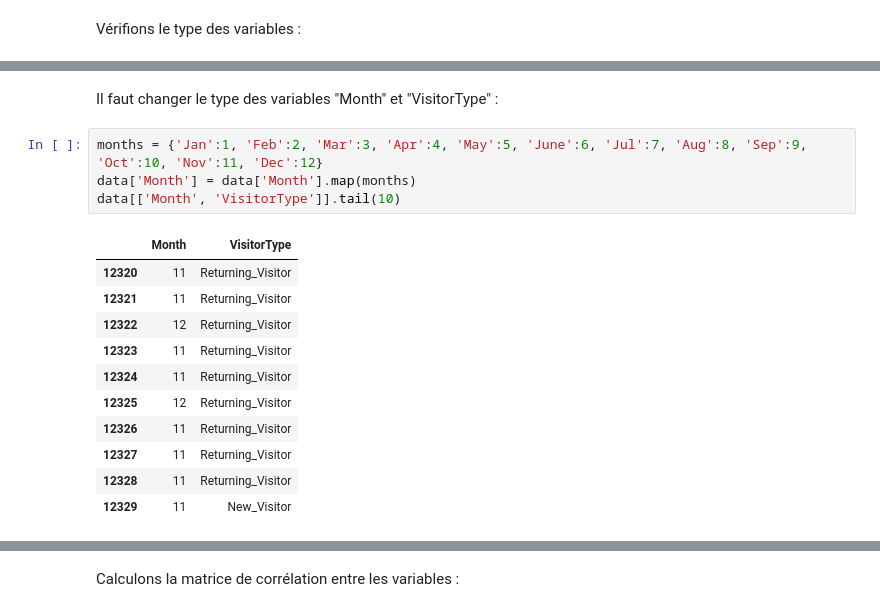
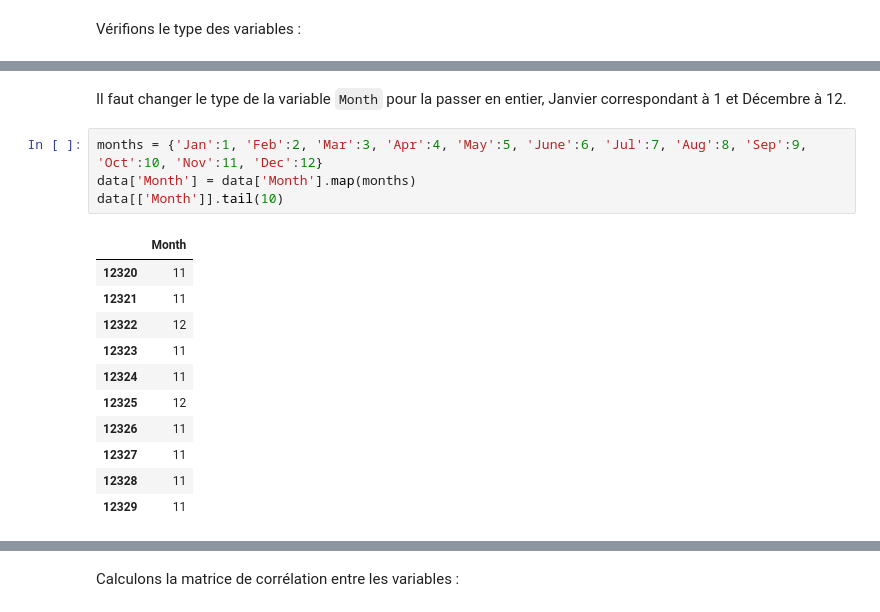
Before and after one commit to lanmar/Python---Online-Shoppers-Intentions, a Jupyter notebook: Projet-Online_Shoppers_Intentions.ipynb, the cells around one changed output, grey strips where cells are left out. Saved outputs shown, nothing was run; the diff lists cells and outputs as text.

```diff
--- a/Projet-Online_Shoppers_Intentions.ipynb
+++ b/Projet-Online_Shoppers_Intentions.ipynb
@@ -122,21 +122,21 @@ VisitorType                 object
 Weekend                       bool
 Revenue                       bool
 dtype: object
-# %% [markdown]
-Il faut changer le type des variables "Month" et "VisitorType" :
+# %% [markdown]
+Il faut changer le type de la variable `Month` pour la passer en entier, Janvier correspondant à 1 et Décembre à 12.
 # %%
 months = {'Jan':1, 'Feb':2, 'Mar':3, 'Apr':4, 'May':5, 'June':6, 'Jul':7, 'Aug':8, 'Sep':9, 'Oct':10, 'Nov':11, 'Dec':12}
 data['Month'] = data['Month'].map(months)
-data[['Month', 'VisitorType']].tail(10)
+data[['Month']].tail(10)
 # %% [output]
-|  | Month | VisitorType |
-| 12320 | 11 | Returning_Visitor |
-| 12321 | 11 | Returning_Visitor |
-| 12322 | 12 | Returning_Visitor |
-| 12323 | 11 | Returning_Visitor |
-| 12324 | 11 | Returning_Visitor |
-| 12325 | 12 | Returning_Visitor |
-| 12326 | 11 | Returning_Visitor |
-| 12327 | 11 | Returning_Visitor |
-| 12328 | 11 | Returning_Visitor |
-| 12329 | 11 | New_Visitor |
+|  | Month |
+| 12320 | 11 |
+| 12321 | 11 |
+| 12322 | 12 |
+| 12323 | 11 |
+| 12324 | 11 |
+| 12325 | 12 |
+| 12326 | 11 |
+| 12327 | 11 |
+| 12328 | 11 |
+| 12329 | 11 |
```
Also changed, not shown: parts of 50 cells of this notebook.
